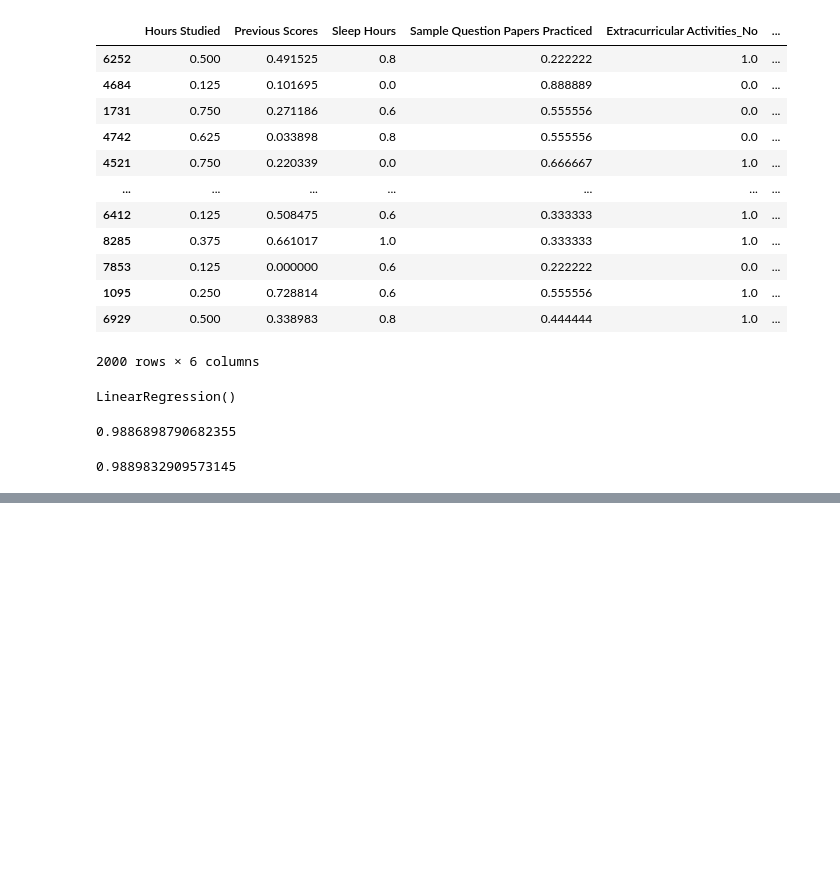
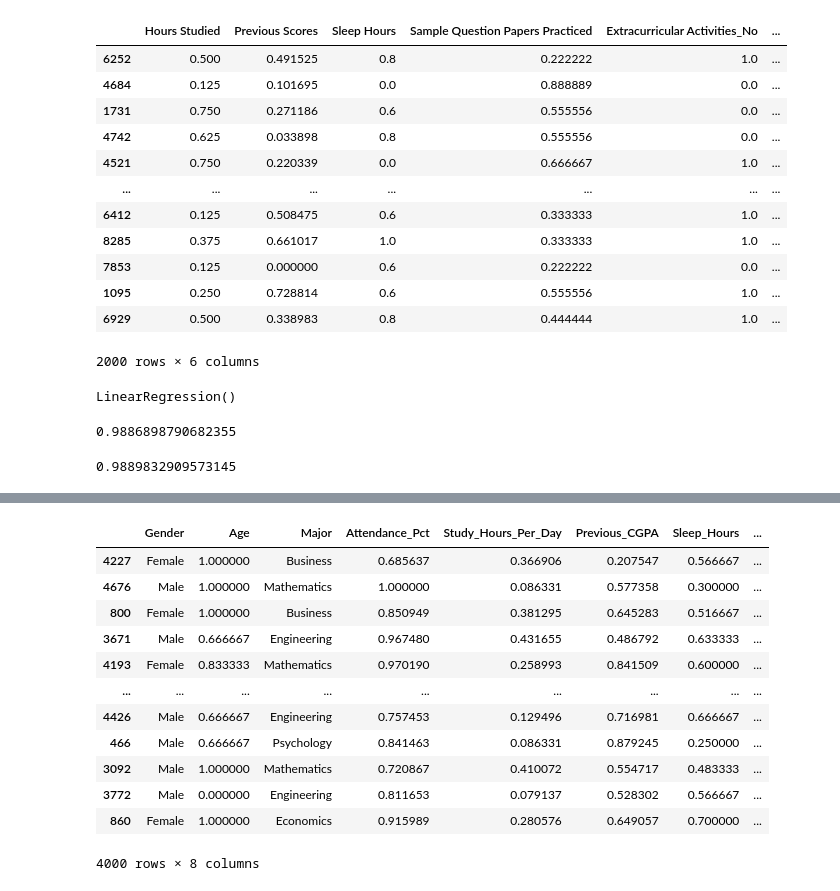
Before and after one commit to Aishu902-crypto/Machine-Learning, a Jupyter notebook: linear regression/data1.ipynb, the cells around one changed output, grey strips where cells are left out. Drawn from its saved outputs; the diff is of its cells as text; code cells hidden in the pictures; blank space fills up the shorter version.

```diff
--- a/linear regression/data1.ipynb
+++ b/linear regression/data1.ipynb
@@ -144,0 +181,20 @@ model.score(xtest,ytest)
+# %%
+xtrain,xtest,ytrain,ytest=train_test_split(X,y,train_size=0.8,random_state=42)
+# %%
+scaling=MinMaxScaler()
+xtrain[num_cols]=scaling.fit_transform(xtrain[num_cols])
+xtrain
+# %% [output]
+|  | Gender | Age | Major | Attendance_Pct | Study_Hours_Per_Day | Previous_CGPA | Sleep_Hours | ... |
+| 4227 | Female | 1.000000 | Business | 0.685637 | 0.366906 | 0.207547 | 0.566667 | ... |
+| 4676 | Male | 1.000000 | Mathematics | 1.000000 | 0.086331 | 0.577358 | 0.300000 | ... |
+| 800 | Female | 1.000000 | Business | 0.850949 | 0.381295 | 0.645283 | 0.516667 | ... |
+| 3671 | Male | 0.666667 | Engineering | 0.967480 | 0.431655 | 0.486792 | 0.633333 | ... |
+| 4193 | Female | 0.833333 | Mathematics | 0.970190 | 0.258993 | 0.841509 | 0.600000 | ... |
+| ... | ... | ... | ... | ... | ... | ... | ... | ... |
+| 4426 | Male | 0.666667 | Engineering | 0.757453 | 0.129496 | 0.716981 | 0.666667 | ... |
+| 466 | Male | 0.666667 | Psychology | 0.841463 | 0.086331 | 0.879245 | 0.250000 | ... |
+| 3092 | Male | 1.000000 | Mathematics | 0.720867 | 0.410072 | 0.554717 | 0.483333 | ... |
+| 3772 | Male | 0.000000 | Engineering | 0.811653 | 0.079137 | 0.528302 | 0.566667 | ... |
+| 860 | Female | 1.000000 | Economics | 0.915989 | 0.280576 | 0.649057 | 0.700000 | ... |
+4000 rows × 8 columns
```
Also changed, not shown: parts of 21 cells of this notebook, 5 other files.
